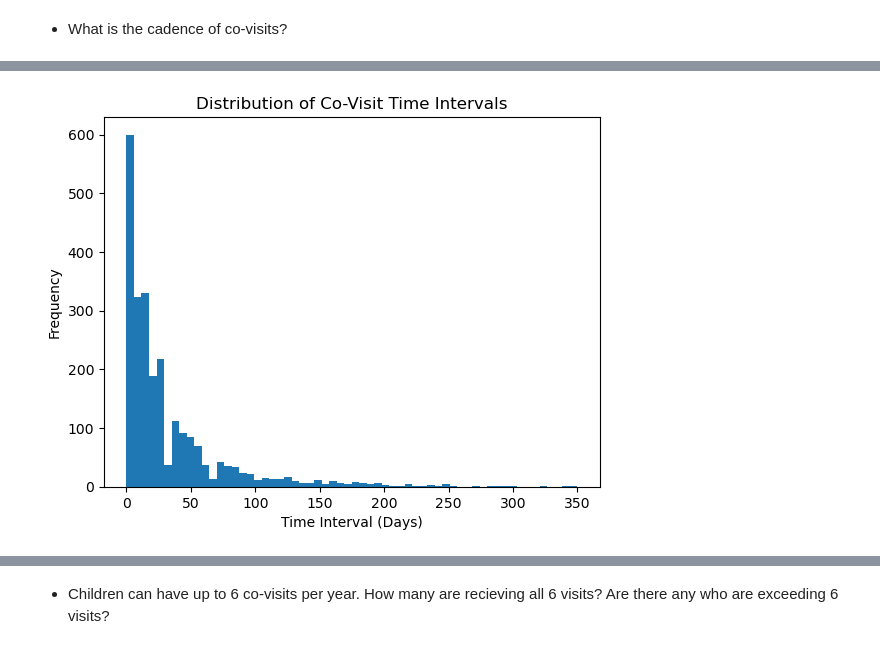
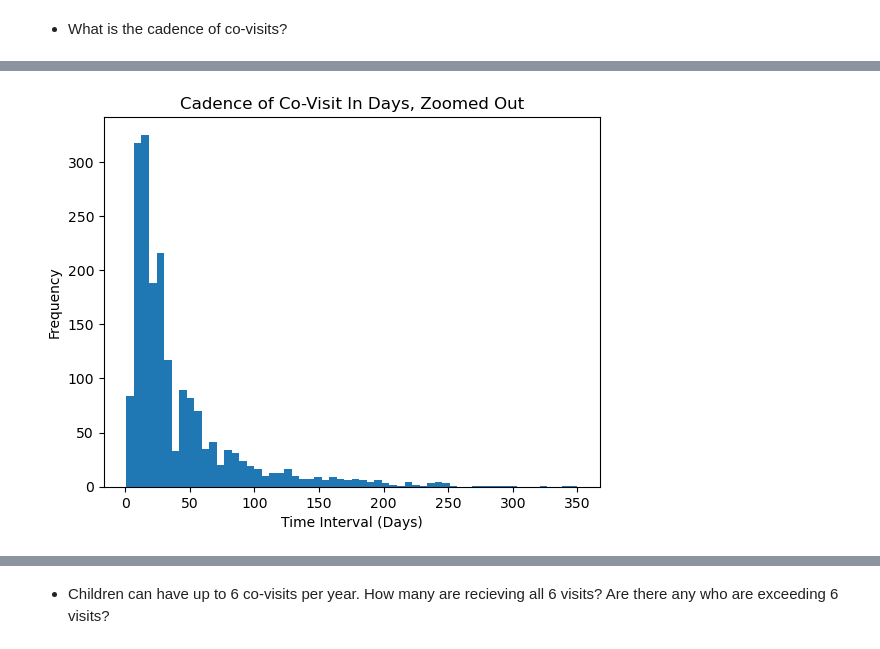
Before and after one commit to NSS-Data-Analytics-Cohort-8/teis_da8_1-sockswithsandals, a Jupyter notebook: teis.ipynb, the cells around one changed output, grey strips where cells are left out. Drawn from its saved outputs; the diff is of its cells as text; code cells hidden in the pictures.

```diff
--- a/teis.ipynb
+++ b/teis.ipynb
@@ -165,12 +202,12 @@ Average time difference between co-visits: 41 days 16:39:11.020408163
-# %%
-plt.hist(co_visit_rows['VISIT_DIFF'].dt.days, bins=60)
-
-plt.xlabel('Time Interval (Days)')
-plt.ylabel('Frequency')
-plt.title('Distribution of Co-Visit Time Intervals')
-
-plt.show()
-# %% [output]
-[figure, removed]
+# %%
+plt.hist(morethan1['VISIT_DIFF'].dt.days, bins=60)
+
+plt.xlabel('Time Interval (Days)')
+plt.ylabel('Frequency')
+plt.title('Cadence of Co-Visit In Days, Zoomed Out')
+
+plt.show()
+# %% [output]
+[figure, added]
 # %%
 # zoom in a bit
```
Also changed, not shown: parts of 24 cells of this notebook.
